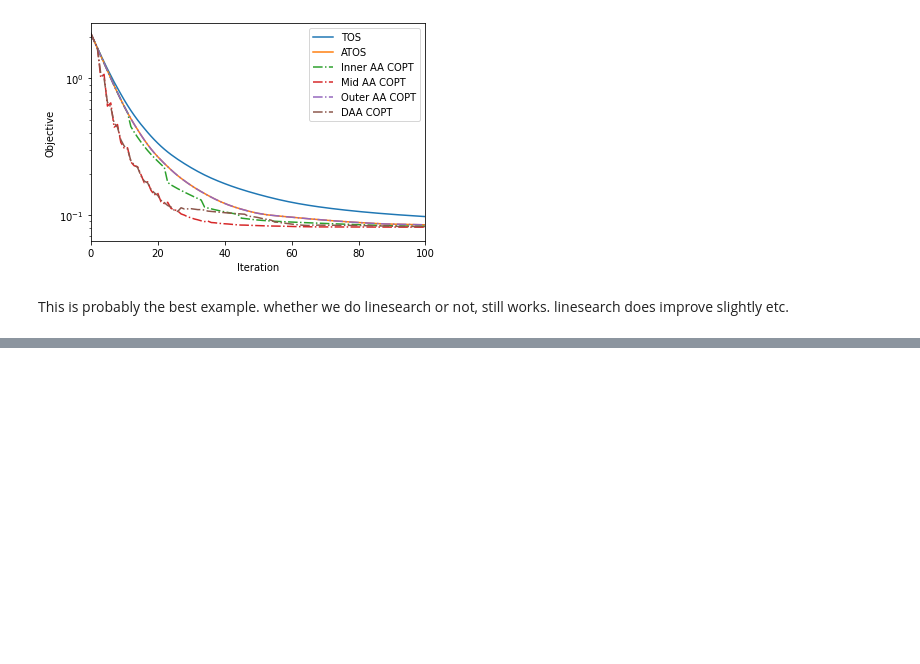
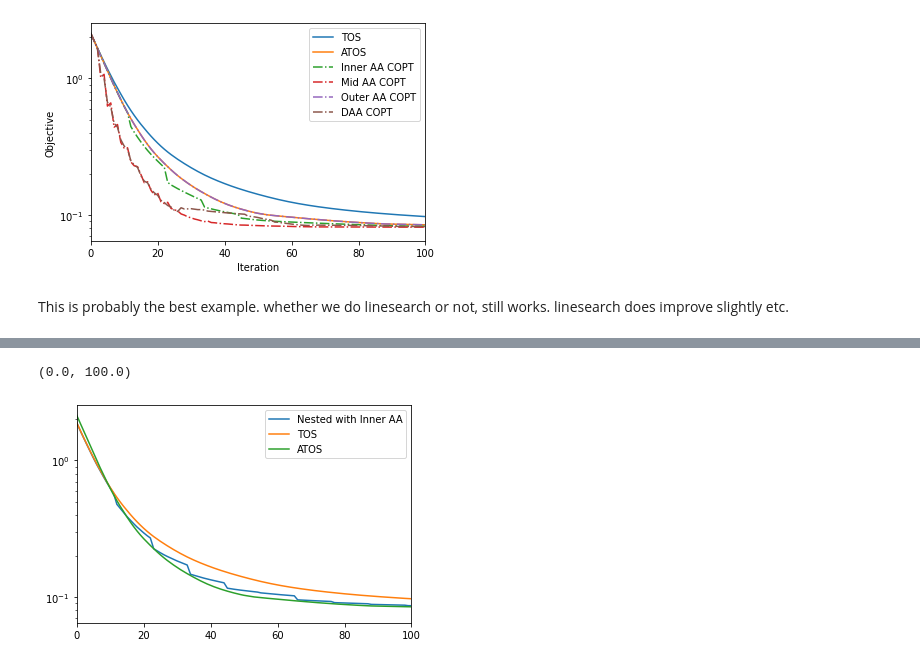
Before and after one commit to hansolsuh/aa_tos, a Jupyter notebook: AATOS.ipynb, the cells around one changed output, grey strips where cells are left out. Cells and saved outputs as stored; diff of their text form; code cells hidden in the pictures; blank space fills up the shorter version.

```diff
--- a/AATOS.ipynb
+++ b/AATOS.ipynb
@@ -555,0 +897,10 @@ This is probably the best example. whether we do linesearch or not, still works.
+# %%
+plt.plot(nuc_n_tos[0], label='Nested with Inner AA')
+plt.plot(nuc_tos[0], label='TOS')
+plt.plot(nuc_atos[0], label='ATOS')
+plt.legend()
+plt.yscale('log')
+plt.xlim([0,100])
+# %% [output]
+(0.0, 100.0)
+[figure, added]
```
Also changed, not shown: parts of 8 cells of this notebook.
